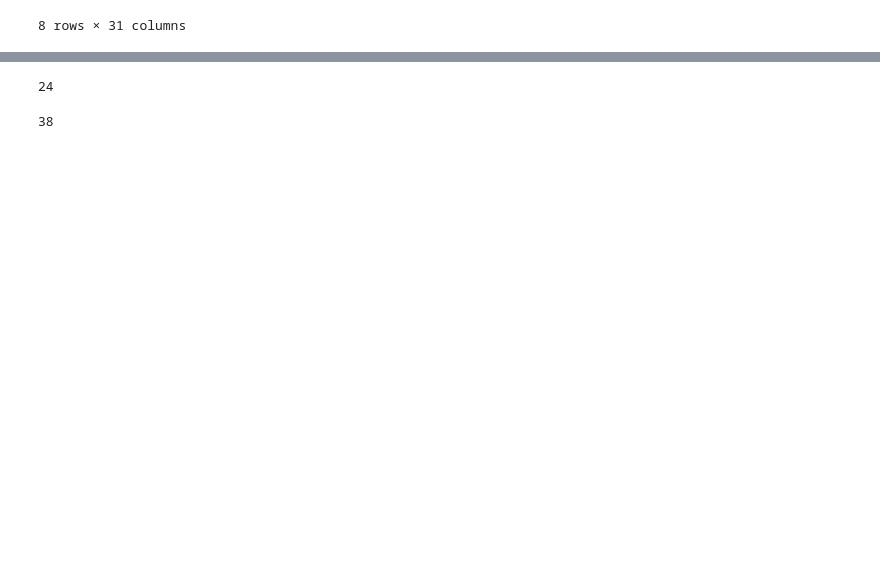
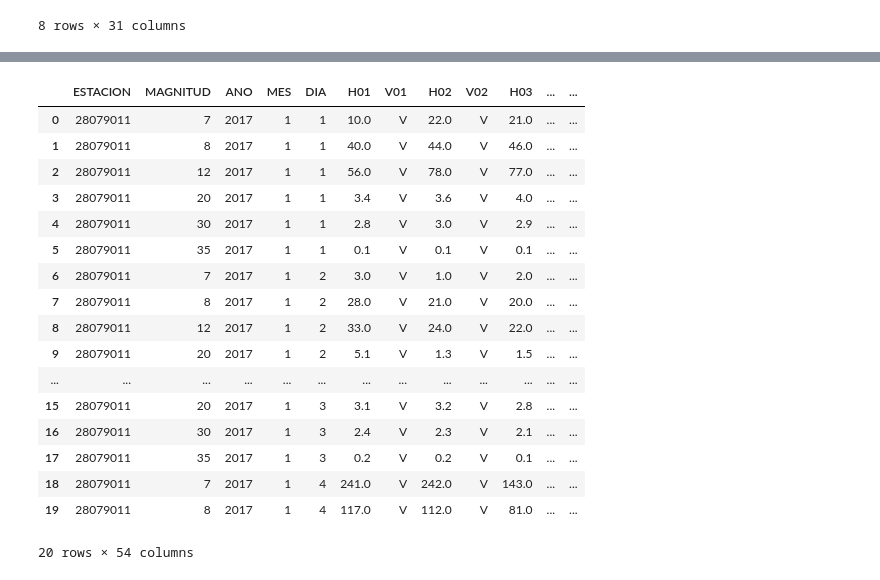
Before and after one commit to AndresAC14/spark_anomaly_detection, a Jupyter notebook: backend/transform_pollution_data.ipynb, the cells around one changed output, grey strips where cells are left out. Cells and saved outputs as stored; diff of their text form; code cells hidden in the pictures; blank space fills up the shorter version.

```diff
--- a/backend/transform_pollution_data.ipynb
+++ b/backend/transform_pollution_data.ipynb
@@ -79,8 +118,23 @@ magnitudes = pd.read_csv("database\pollution_magnitudes.csv", sep=",")
 # %%
-df['ESTACION'].nunique()
+df_station = df[df['ESTACION'] == 28079011].reset_index(drop=True)
-# %% [output]
-24
 # %%
-stations['CODIGO'].nunique()
+df_station.head(20)
 # %% [output]
+|  | ESTACION | MAGNITUD | ANO | MES | DIA | H01 | V01 | H02 | V02 | H03 | ... | ... |
+| 0 | 28079011 | 7 | 2017 | 1 | 1 | 10.0 | V | 22.0 | V | 21.0 | ... | ... |
+| 1 | 28079011 | 8 | 2017 | 1 | 1 | 40.0 | V | 44.0 | V | 46.0 | ... | ... |
+| 2 | 28079011 | 12 | 2017 | 1 | 1 | 56.0 | V | 78.0 | V | 77.0 | ... | ... |
+| 3 | 28079011 | 20 | 2017 | 1 | 1 | 3.4 | V | 3.6 | V | 4.0 | ... | ... |
+| 4 | 28079011 | 30 | 2017 | 1 | 1 | 2.8 | V | 3.0 | V | 2.9 | ... | ... |
+| 5 | 28079011 | 35 | 2017 | 1 | 1 | 0.1 | V | 0.1 | V | 0.1 | ... | ... |
+| 6 | 28079011 | 7 | 2017 | 1 | 2 | 3.0 | V | 1.0 | V | 2.0 | ... | ... |
+| 7 | 28079011 | 8 | 2017 | 1 | 2 | 28.0 | V | 21.0 | V | 20.0 | ... | ... |
+| 8 | 28079011 | 12 | 2017 | 1 | 2 | 33.0 | V | 24.0 | V | 22.0 | ... | ... |
+| 9 | 28079011 | 20 | 2017 | 1 | 2 | 5.1 | V | 1.3 | V | 1.5 | ... | ... |
+| ... | ... | ... | ... | ... | ... | ... | ... | ... | ... | ... | ... | ... |
+| 15 | 28079011 | 20 | 2017 | 1 | 3 | 3.1 | V | 3.2 | V | 2.8 | ... | ... |
+| 16 | 28079011 | 30 | 2017 | 1 | 3 | 2.4 | V | 2.3 | V | 2.1 | ... | ... |
+| 17 | 28079011 | 35 | 2017 | 1 | 3 | 0.2 | V | 0.2 | V | 0.1 | ... | ... |
+| 18 | 28079011 | 7 | 2017 | 1 | 4 | 241.0 | V | 242.0 | V | 143.0 | ... | ... |
+| 19 | 28079011 | 8 | 2017 | 1 | 4 | 117.0 | V | 112.0 | V | 81.0 | ... | ... |
-38
+20 rows × 54 columns
```
Also changed, not shown: parts of 35 cells of this notebook, 4 other files.
